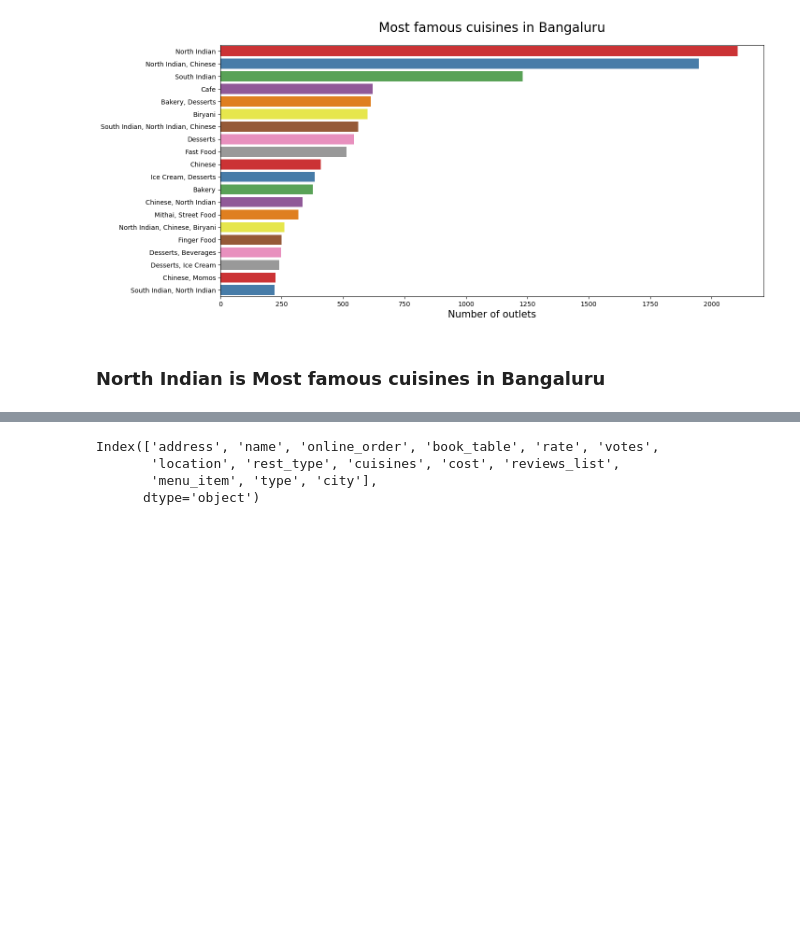
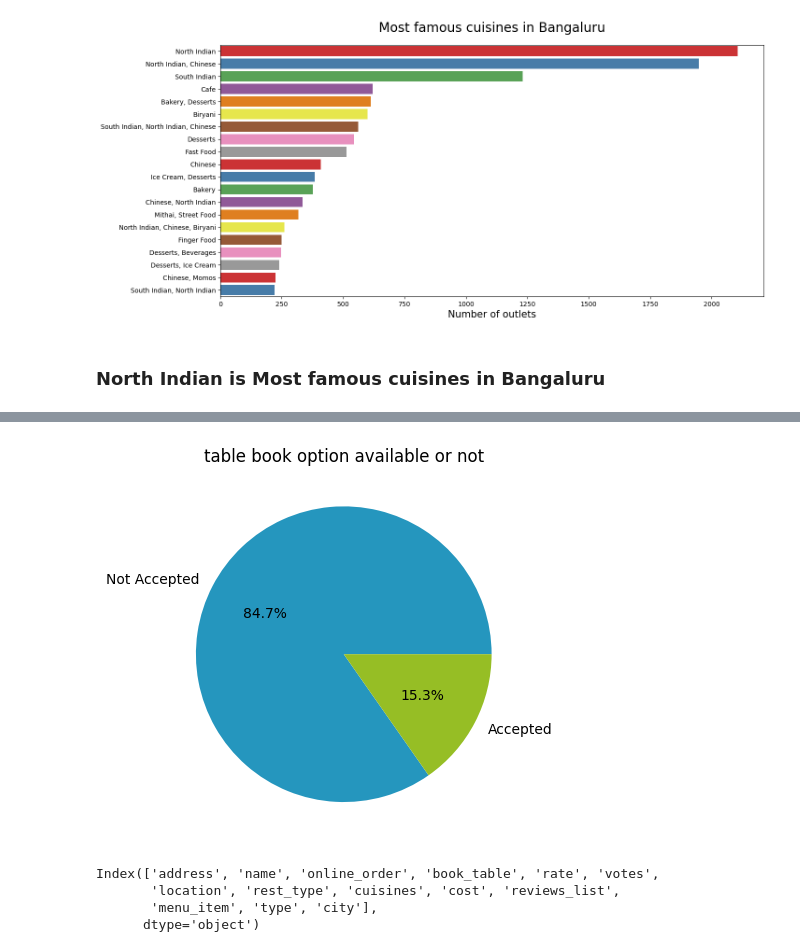
Before and after one commit to 07Sada/Restaurant_Rating_Prediction, a Jupyter notebook: Restaurant_Rating_Prediction.ipynb, the cells around one changed output, grey strips where cells are left out. Saved outputs shown, nothing was run; the diff lists cells and outputs as text; code cells hidden in the pictures; blank space fills up the shorter version.

```diff
--- a/Restaurant_Rating_Prediction.ipynb
+++ b/Restaurant_Rating_Prediction.ipynb
@@ -500,0 +518,10 @@ plt.show()
+# %%
+palette_color = ['#2596be', '#96be25']
+values = df['book_table'].value_counts().values
+labels = ['Not Accepted', 'Accepted']
+
+plt.pie(values, labels=labels, colors=palette_color, autopct='%1.1f%%')
+plt.title('table book option available or not')
+plt.show()
+# %% [output]
+[figure, added]
```
Also changed, not shown: parts of 24 cells of this notebook.
